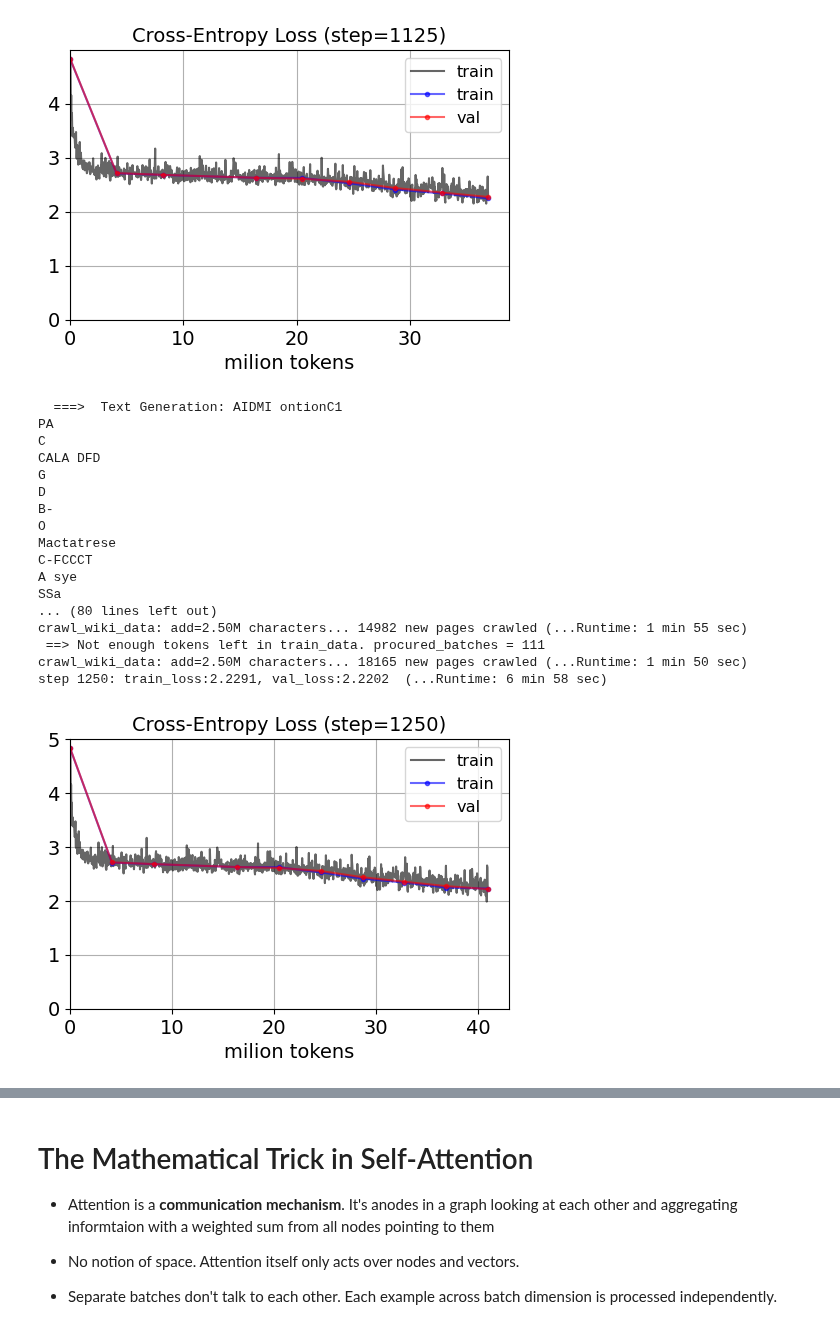
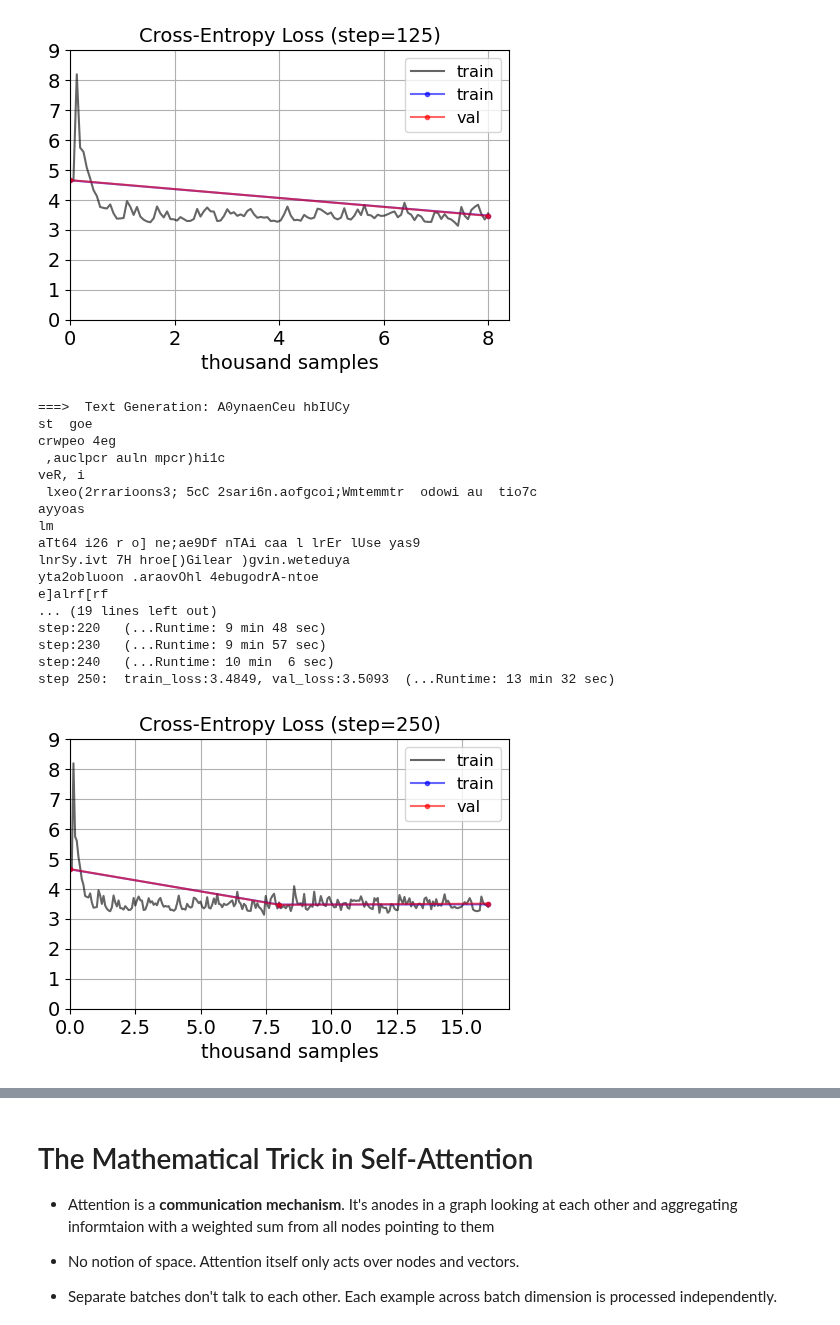
Before and after one commit to ozkansafak/decoder-llm, a Jupyter notebook: main.ipynb, the cells around one changed output, grey strips where cells are left out. Saved outputs shown, nothing was run; the diff lists cells and outputs as text; code cells hidden in the pictures.

```diff
--- a/main.ipynb
+++ b/main.ipynb
@@ -6,14 +6,14 @@ from utils.tranformer import *
 from utils.helpers import *
 from utils.imports import *
 
+# instantiate model
+model = DecoderTransformer(vocab_size)
+model = nn.DataParallel(model)
+model = model.to(device) # move model parameters to gpu if available
+
 # load val_data by crawling the list of wiki pages in "dataset/val_wiki.json"
 val_data, val_urls = load_val_data(num_pages=10)
-train_data, num_chars = crawl_wiki_data(new_links, visited_urls, num_chars, add=25e5, printer=True)
-
-# instantiate model
-model = BigramLanguageModel(vocab_size)
-model = nn.DataParallel(model)
-model = model.to(device) # move model parameters to gpu if available
+train_data, num_chars = crawl_wiki_data(new_links, visited_urls, num_chars, add=10e5, printer=True)
 # %% [output]
 CUDA_VISIBLE_DEVICES = 0,1,2,3,4,5,6,7
 device: cuda
@@ -47,8 +47,7 @@ logits, loss = model(xb, yb)
 if device.startswith('cuda') and torch.cuda.device_count() > 1:
     loss = np.mean(loss.tolist())
 list_losses.append(loss.tolist())
-losses = estimate_loss(model, train_data, val_data, eval_iters, 0, time.time())
-
+losses = estimate_loss(model, train_data, val_data, 0, time.time())
 
 list_losses_eval.append([item.detach().numpy().tolist() for item in (losses['train'], losses['val'])])
 
@@ -93,18 +91,16 @@ while step < max_iters:
     optimizer.step() # update parameters using the gradients
 
     list_losses.append(loss.item())
-    list_epochs.append(epoch)
+    list_epochs.append(sample_no)
 
     # evaluate at fixed intervals
     if sample_no % eval_interval == 0 or step == max_iters:
-        losses = estimate_loss(model, train_data, val_data, eval_iters, step, start)
-        list_epochs_eval.append(epoch)
+        losses = estimate_loss(model, train_data, val_data, step, start)
+        list_epochs_eval.append(sample_no)
         list_losses_eval.append([item.detach().numpy().tolist() for item in (losses['train'], losses['val'])])
         plotter(list_epochs, list_losses, list_epochs_eval, list_losses_eval, step)
-        generate_text(model, step)
-        print_runtime(start)
-        print('---' *30)
+        generate_text(model, step, start)
 
-    if step // 10 == 0:
+    if step % 10 == 0:
         print(f'step:{step:3d}  {print_runtime(start, False)}')
 # %% [output]
@@ -112,19 +122,19 @@ step 1125: train_loss:2.2482, val_loss:2.2744  (...Runtime: 1 min 15 sec)
-[figure, old version]
+[figure, new version]
-  ===>  Text Generation: AIDMI ontionC1
-PA
-C
-CALA DFD
-G
-D
-B-
-O
-Mactatrese
-C-FCCCT
-A sye
-SSa
-... (80 lines left out)
-crawl_wiki_data: add=2.50M characters... 14982 new pages crawled (...Runtime: 1 min 55 sec)
- ==> Not enough tokens left in train_data. procured_batches = 111
-crawl_wiki_data: add=2.50M characters... 18165 new pages crawled (...Runtime: 1 min 50 sec)
-step 1250: train_loss:2.2291, val_loss:2.2202  (...Runtime: 6 min 58 sec)
+===>  Text Generation: A0ynaenCeu hbIUCy
+st  goe
+crwpeo 4eg
+ ,auclpcr auln mpcr)hi1c
+veR, i
+ lxeo(2rrarioons3; 5cC 2sari6n.aofgcoi;Wmtemmtr  odowi au  tio7c
+ayyoas
+lm
+aTt64 i26 r o] ne;ae9Df nTAi caa l lrEr lUse yas9
+lnrSy.ivt 7H hroe[)Gilear )gvin.weteduya
+yta2obluoon .araovOhl 4ebugodrA-ntoe
+e]alrf[rf
+... (19 lines left out)
+step:220   (...Runtime: 9 min 48 sec)
+step:230   (...Runtime: 9 min 57 sec)
+step:240   (...Runtime: 10 min  6 sec)
+step 250:  train_loss:3.4849, val_loss:3.5093  (...Runtime: 13 min 32 sec)
-[figure, old version]
+[figure, new version]
```
Also changed, not shown: parts of 8 cells of this notebook, 3 other files.
